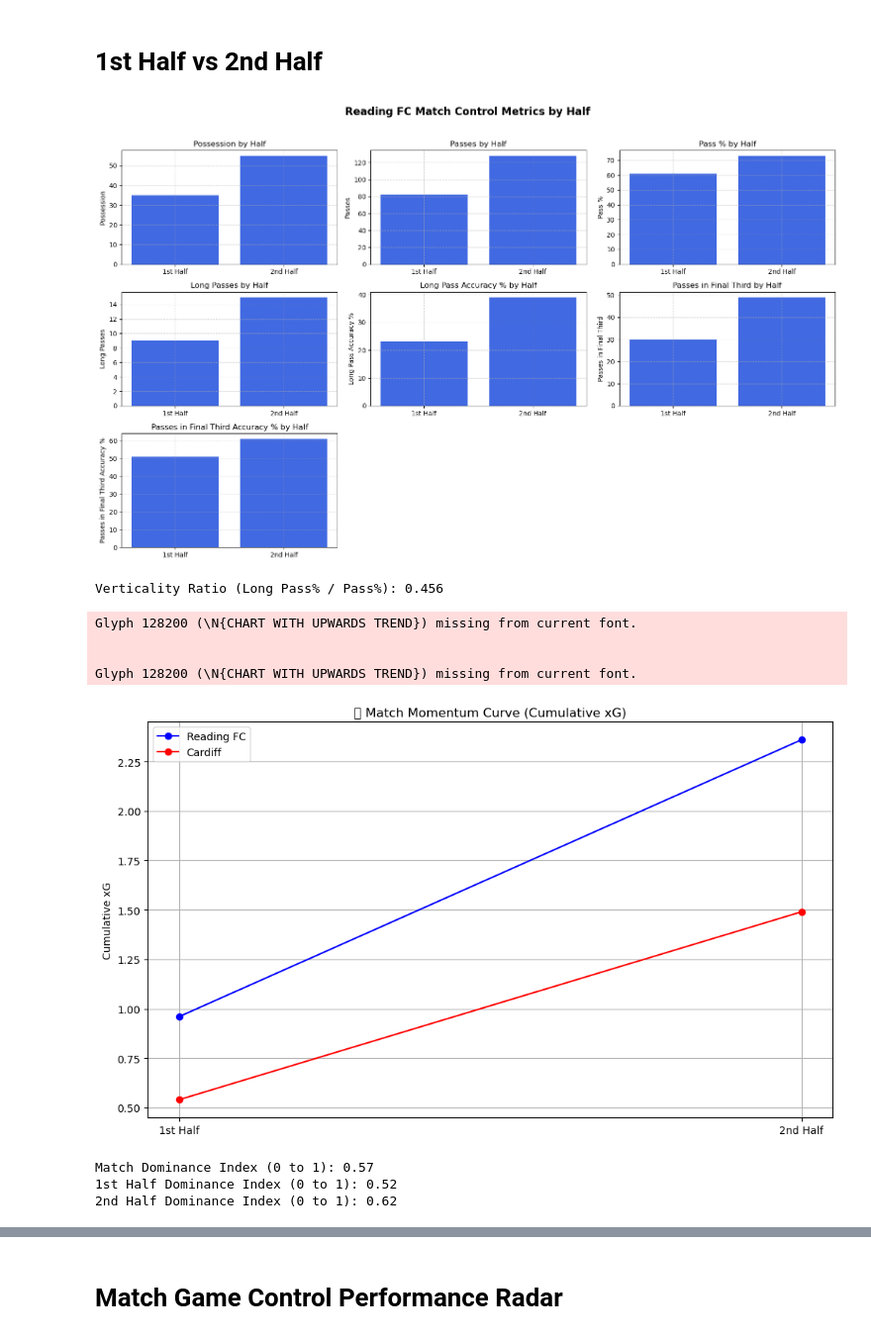
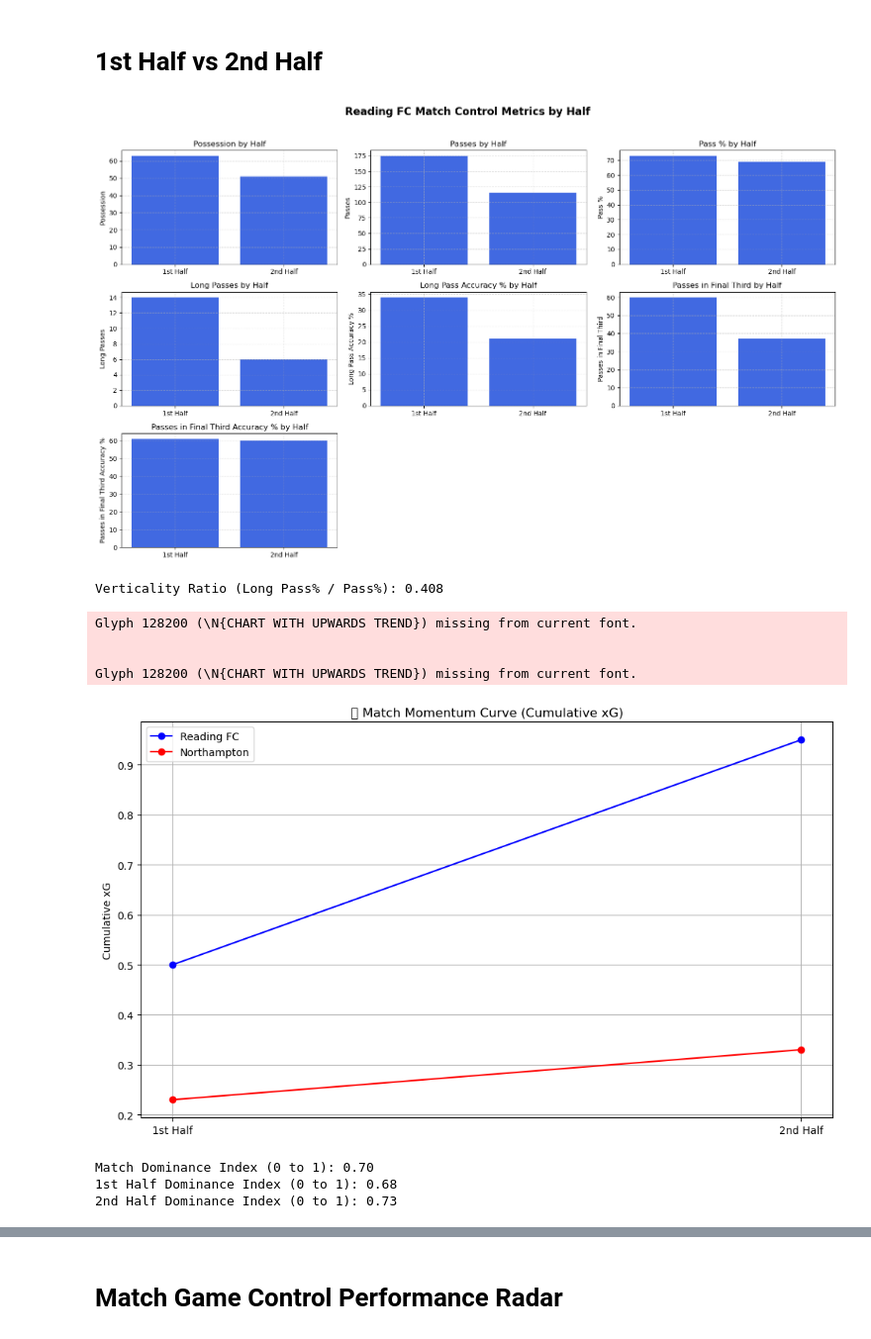
Before and after one commit to abryantgithub/Football_Analysis, a Jupyter notebook: notebooks/match-reports/Northampton.ipynb, the cells around one changed output, grey strips where cells are left out. Shown at 99% size. Saved outputs shown, nothing was run; the diff lists cells and outputs as text; code cells hidden in the pictures.

```diff
--- a/notebooks/match-reports/Northampton.ipynb
+++ b/notebooks/match-reports/Northampton.ipynb
@@ -22,9 +22,9 @@ import numpy as np
 df = pd.read_csv('../../data/rfc_matchdata.csv')
 
 # Filtering for Mansfield at Home
-df_cardiff_away = df[(df["Opponent"] == "Cardiff") & (df["Venue"] == "A")].reset_index(drop=True)
+df_northampton_home = df[(df["Opponent"] == "Northampton") & (df["Venue"] == "H")].reset_index(drop=True)
 
-match = df_cardiff_away.iloc[0]
+match = df_northampton_home.iloc[0]
 # %% [markdown]
 - "rfc" = Reading FC based stat
 - "opp" = Opponent based stat
@@ -590,42 +590,42 @@ plt.suptitle("Reading FC Match Control Metrics by Half", fontsize=16, weight='bo
 plt.tight_layout(rect=[0, 0, 1, 0.96])
 plt.show()
 # %% [output]
-[figure, old version]
+[figure, new version]
 # %%
 verticality = match['rfc_LongPass%'] / match['rfc_Pass%'] if match['rfc_Pass%'] else 0
 print("Verticality Ratio (Long Pass% / Pass%):", round(verticality, 3))
 # %% [output]
-Verticality Ratio (Long Pass% / Pass%): 0.456
+Verticality Ratio (Long Pass% / Pass%): 0.408
 # %%
 import matplotlib.pyplot as plt
 
 # Get xG by half
 rfc_xg = [match['rfc_xG_1st'], match['rfc_xG_2nd']]
 opp_xg = [match['opp_xG_1st'], match['opp_xG_2nd']]
 
 # Cumulative xG over halves
 rfc_cumulative = [rfc_xg[0], rfc_xg[0] + rfc_xg[1]]
 opp_cumulative = [opp_xg[0], opp_xg[0] + opp_xg[1]]
 
 # Plotting
 plt.figure(figsize=(10, 6))
 plt.plot([0, 1], rfc_cumulative, label='Reading FC', color='blue', marker='o')
-plt.plot([0, 1], opp_cumulative, label='Cardiff', color='red', marker='o')
+plt.plot([0, 1], opp_cumulative, label='Northampton', color='red', marker='o')
 
 # Styling
 plt.xticks([0, 1], ['1st Half', '2nd Half'])
 plt.title("📈 Match Momentum Curve (Cumulative xG)")
 plt.ylabel("Cumulative xG")
 plt.grid(True)
 plt.legend()
 plt.tight_layout()
 plt.show()
 # %% [output]
 Glyph 128200 (\N{CHART WITH UPWARDS TREND}) missing from current font.
 
 
 Glyph 128200 (\N{CHART WITH UPWARDS TREND}) missing from current font.
-[figure, old version]
+[figure, new version]
 # %%
 # Custom "dominance" index (normalize components first)
 def normalize(val, max_val):
@@ -660,9 +660,9 @@ print(f"Match Dominance Index (0 to 1): {dominance_index:.2f}")
 print(f"1st Half Dominance Index (0 to 1): {dominance_index_1st:.2f}")
 print(f"2nd Half Dominance Index (0 to 1): {dominance_index_2nd:.2f}")
 # %% [output]
-Match Dominance Index (0 to 1): 0.57
-1st Half Dominance Index (0 to 1): 0.52
-2nd Half Dominance Index (0 to 1): 0.62
+Match Dominance Index (0 to 1): 0.70
+1st Half Dominance Index (0 to 1): 0.68
+2nd Half Dominance Index (0 to 1): 0.73
 # %%
 ppda = match['opp_Passes'] / match['rfc_Tackles'] if match['rfc_Tackles'] else 0
 ppda_1st = match['opp_Passes_1st'] / match['rfc_Tackles_1st'] if match['rfc_Tackles_1st'] else 0
```
Also changed, not shown: parts of 27 cells of this notebook.
